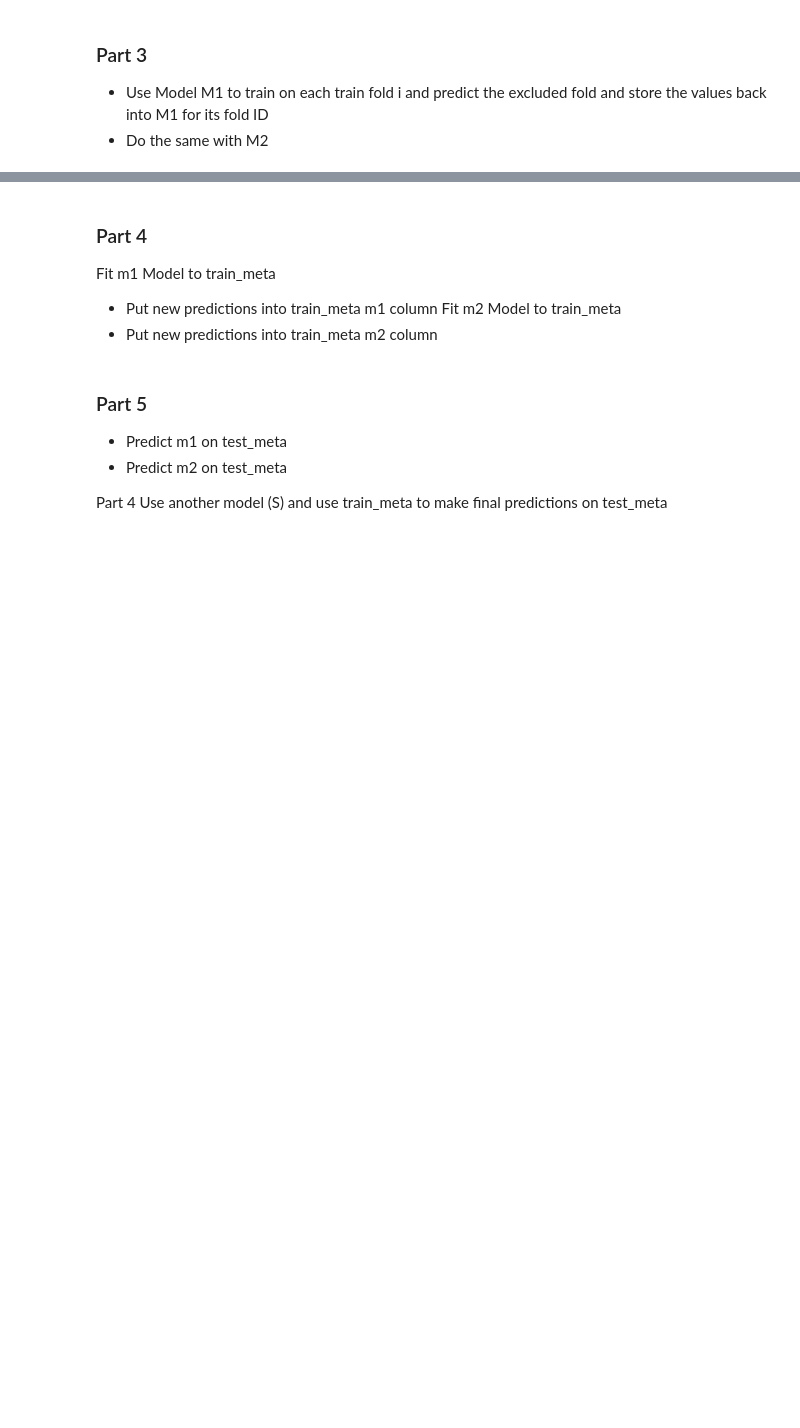
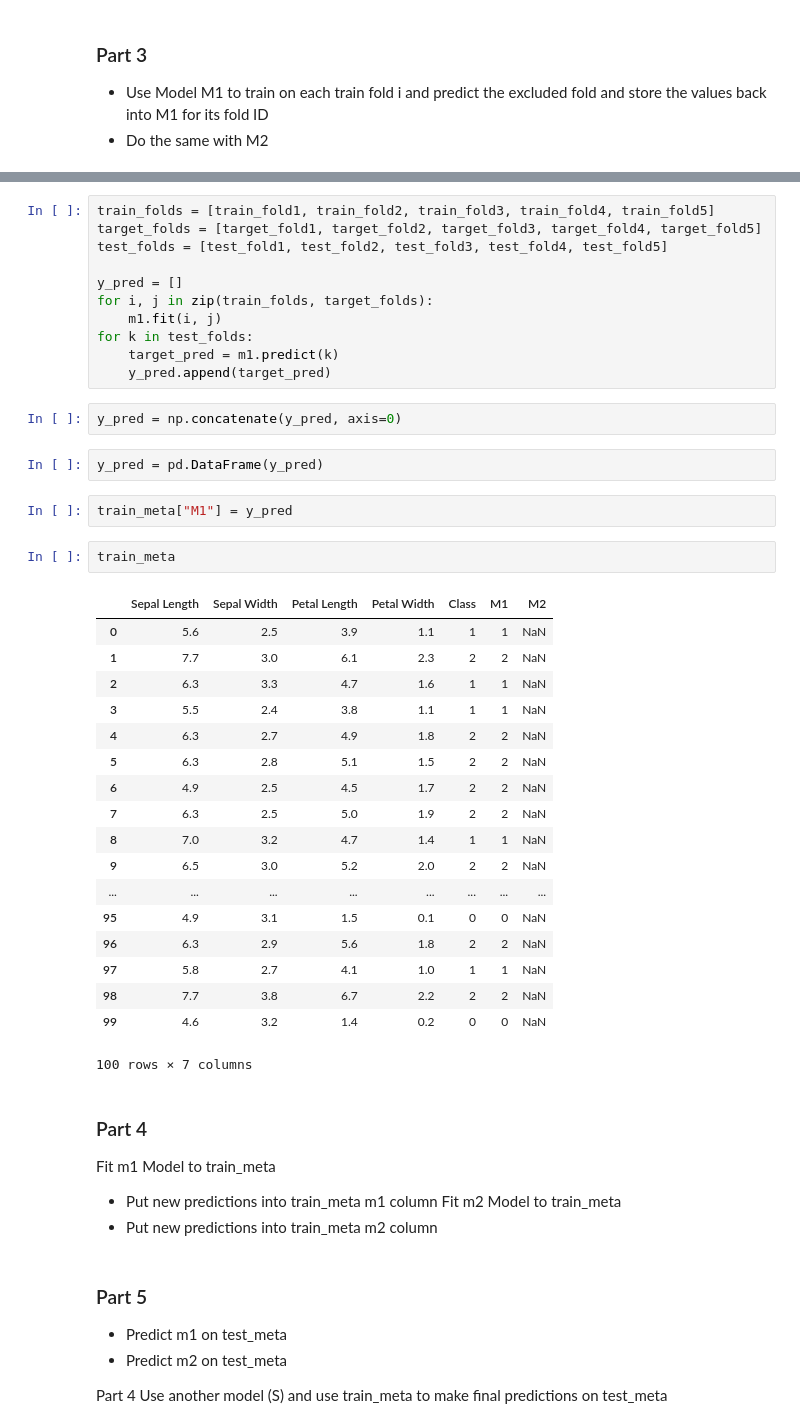
Before and after one commit to klam28/ML, a Jupyter notebook: Stacking - Iris Dataset.ipynb, the cells around one changed output, grey strips where cells are left out. Cells and saved outputs as stored; diff of their text form; blank space fills up the shorter version.

```diff
--- a/Stacking - Iris Dataset.ipynb
+++ b/Stacking - Iris Dataset.ipynb
@@ -229,3 +252,41 @@ from
+# %%
+train_folds = [train_fold1, train_fold2, train_fold3, train_fold4, train_fold5]
+target_folds = [target_fold1, target_fold2, target_fold3, target_fold4, target_fold5]
+test_folds = [test_fold1, test_fold2, test_fold3, test_fold4, test_fold5]
+
+y_pred = []
+for i, j in zip(train_folds, target_folds):
+    m1.fit(i, j)
+for k in test_folds:
+    target_pred = m1.predict(k)
+    y_pred.append(target_pred)
+# %%
+y_pred = np.concatenate(y_pred, axis=0)
+# %%
+y_pred = pd.DataFrame(y_pred)
+# %%
+train_meta["M1"] = y_pred
+# %%
+train_meta
+# %% [output]
+|  | Sepal Length | Sepal Width | Petal Length | Petal Width | Class | M1 | M2 |
+| 0 | 5.6 | 2.5 | 3.9 | 1.1 | 1 | 1 | NaN |
+| 1 | 7.7 | 3.0 | 6.1 | 2.3 | 2 | 2 | NaN |
+| 2 | 6.3 | 3.3 | 4.7 | 1.6 | 1 | 1 | NaN |
+| 3 | 5.5 | 2.4 | 3.8 | 1.1 | 1 | 1 | NaN |
+| 4 | 6.3 | 2.7 | 4.9 | 1.8 | 2 | 2 | NaN |
+| 5 | 6.3 | 2.8 | 5.1 | 1.5 | 2 | 2 | NaN |
+| 6 | 4.9 | 2.5 | 4.5 | 1.7 | 2 | 2 | NaN |
+| 7 | 6.3 | 2.5 | 5.0 | 1.9 | 2 | 2 | NaN |
+| 8 | 7.0 | 3.2 | 4.7 | 1.4 | 1 | 1 | NaN |
+| 9 | 6.5 | 3.0 | 5.2 | 2.0 | 2 | 2 | NaN |
+| ... | ... | ... | ... | ... | ... | ... | ... |
+| 95 | 4.9 | 3.1 | 1.5 | 0.1 | 0 | 0 | NaN |
+| 96 | 6.3 | 2.9 | 5.6 | 1.8 | 2 | 2 | NaN |
+| 97 | 5.8 | 2.7 | 4.1 | 1.0 | 1 | 1 | NaN |
+| 98 | 7.7 | 3.8 | 6.7 | 2.2 | 2 | 2 | NaN |
+| 99 | 4.6 | 3.2 | 1.4 | 0.2 | 0 | 0 | NaN |
+100 rows × 7 columns
 # %% [markdown]
 ### Part 4
 
```
Also changed, not shown: parts of 35 cells of this notebook.
